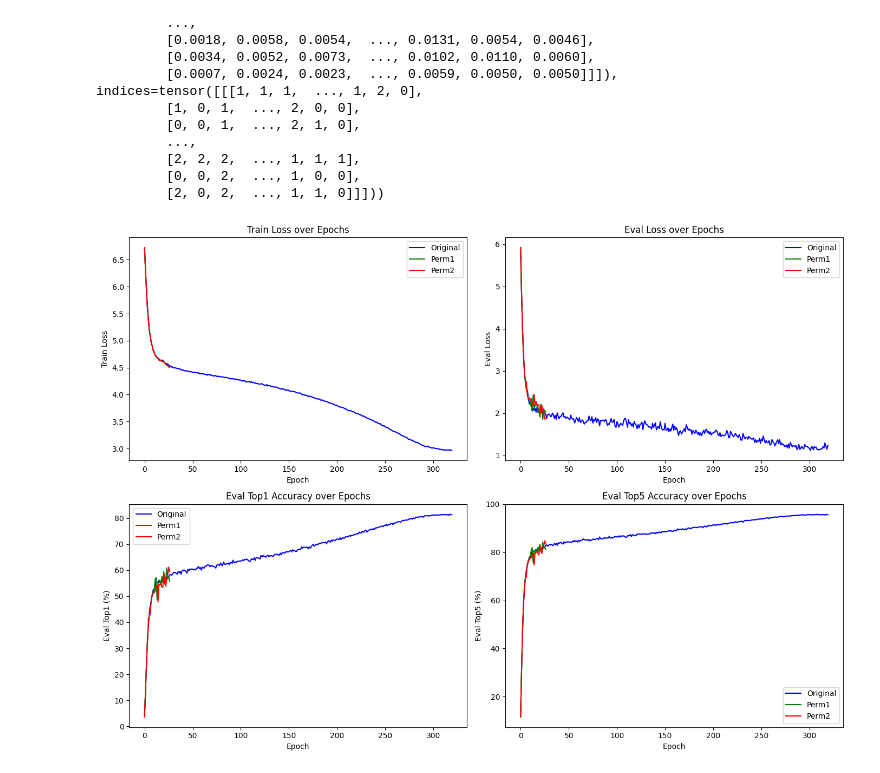
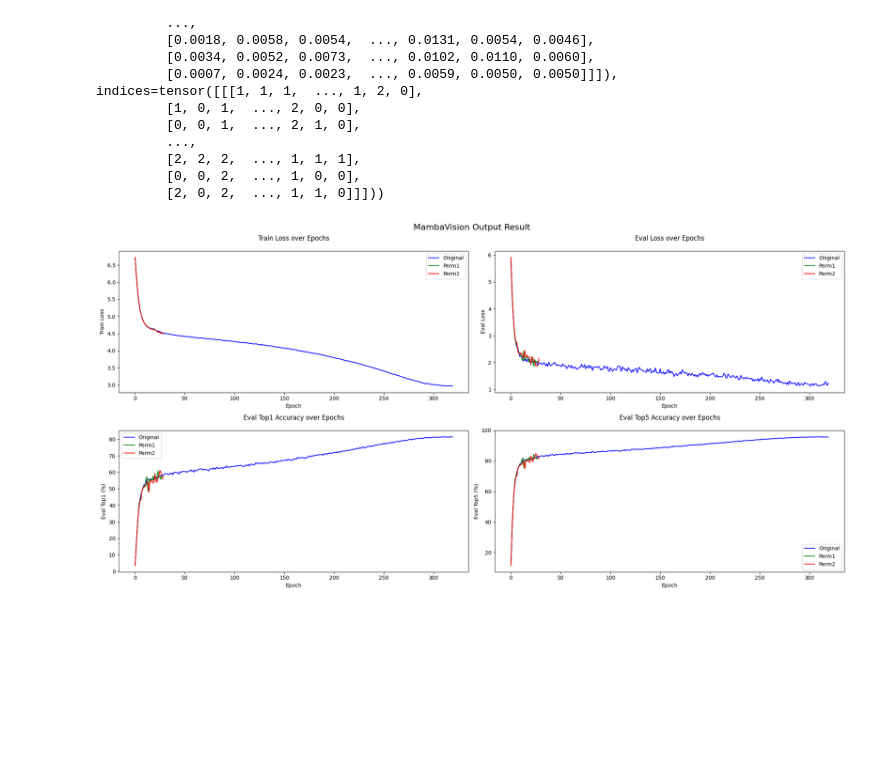
Before and after one commit to vaijsc/vision_ordering_ssms, a Jupyter notebook: visualisation.ipynb, the cells around one changed output. Saved outputs shown, nothing was run; the diff lists cells and outputs as text; code cells hidden in the pictures; blank space fills up the shorter version.

Commit message:
update visualization files

```diff
--- a/visualisation.ipynb
+++ b/visualisation.ipynb
@@ -91,7 +91,9 @@ df_perm1 = pd.read_csv('./summary/perm1.txt')
 df_perm2 = pd.read_csv('./summary/perm2.txt')
 
 # Plotting
-plt.figure(figsize=(14, 10))
+plt.figure(figsize=(20, 10))
+# Add a suptitle for the entire figure
+plt.suptitle('MambaVision Output Result', fontsize=16)
 
 # Train Loss Comparison
 plt.subplot(2, 2, 1)
@@ -110,31 +112,32 @@ plt.plot(df_perm1['epoch'], df_perm1['eval_loss'], marker='x', label='Perm1', co
 plt.plot(df_perm2['epoch'], df_perm2['eval_loss'], marker='s', label='Perm2', color='red', markersize = 0.1)
 plt.title('Eval Loss over Epochs')
 plt.xlabel('Epoch')
 plt.ylabel('Eval Loss')
 plt.legend()
 
 # Eval Top1 Accuracy Comparison
 plt.subplot(2, 2, 3)
 plt.plot(df_original['epoch'], df_original['eval_top1'], marker='o', label='Original', color='blue', markersize = 0.1)
 plt.plot(df_perm1['epoch'], df_perm1['eval_top1'], marker='x', label='Perm1', color='green', markersize = 0.1)
 plt.plot(df_perm2['epoch'], df_perm2['eval_top1'], marker='s', label='Perm2', color='red', markersize = 0.1)
 plt.title('Eval Top1 Accuracy over Epochs')
 plt.xlabel('Epoch')
 plt.ylabel('Eval Top1 (%)')
 plt.legend()
 
 # Eval Top5 Accuracy Comparison
 plt.subplot(2, 2, 4)
 plt.plot(df_original['epoch'], df_original['eval_top5'], marker='o', label='Original', color='blue', markersize = 0.1)
 plt.plot(df_perm1['epoch'], df_perm1['eval_top5'], marker='x', label='Perm1', color='green', markersize = 0.1)
 plt.plot(df_perm2['epoch'], df_perm2['eval_top5'], marker='s', label='Perm2', color='red', markersize = 0.1)
 plt.title('Eval Top5 Accuracy over Epochs')
 plt.xlabel('Epoch')
 plt.ylabel('Eval Top5 (%)')
 plt.legend()
 
 plt.tight_layout()
+
 # plt.show()
 plt.savefig('./output_visualize.png')
 # %% [output]
-[figure, old version]
+[figure, new version]
```
Also changed, not shown: 3 other files.
